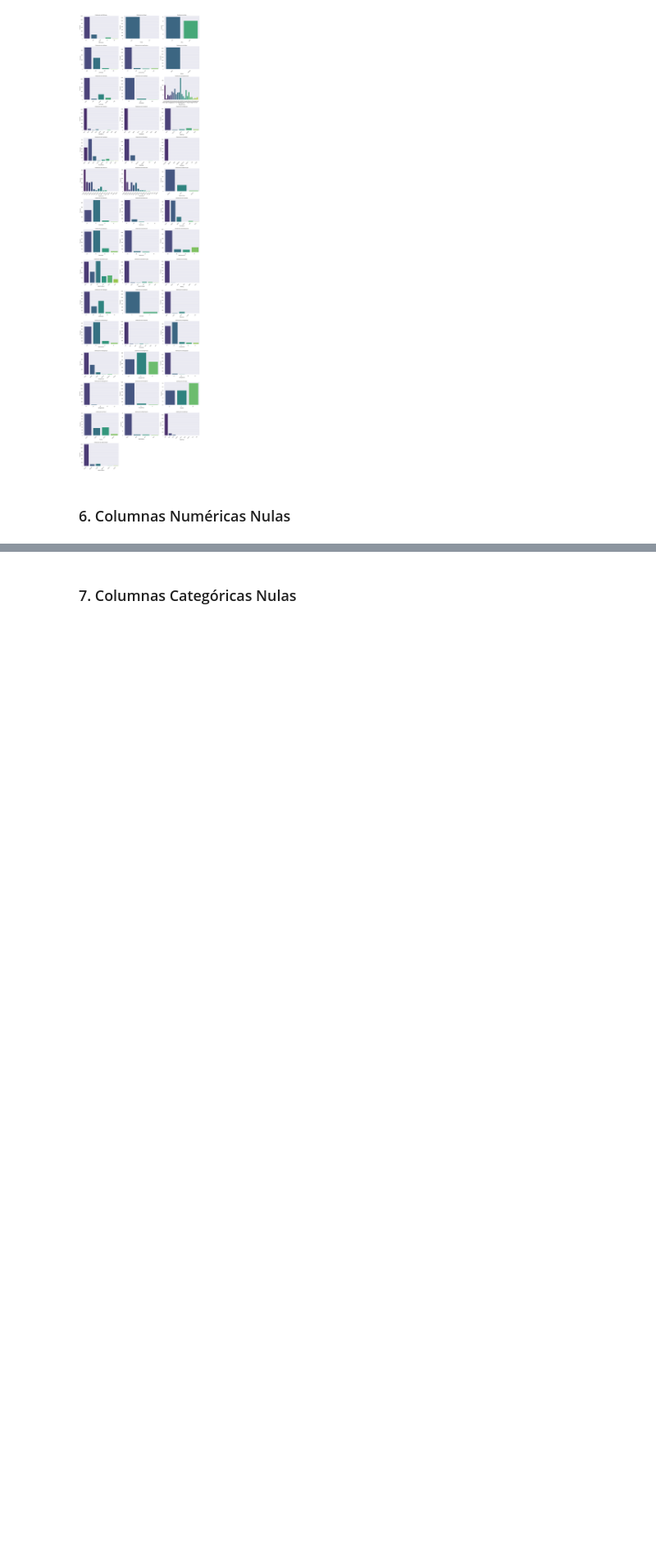
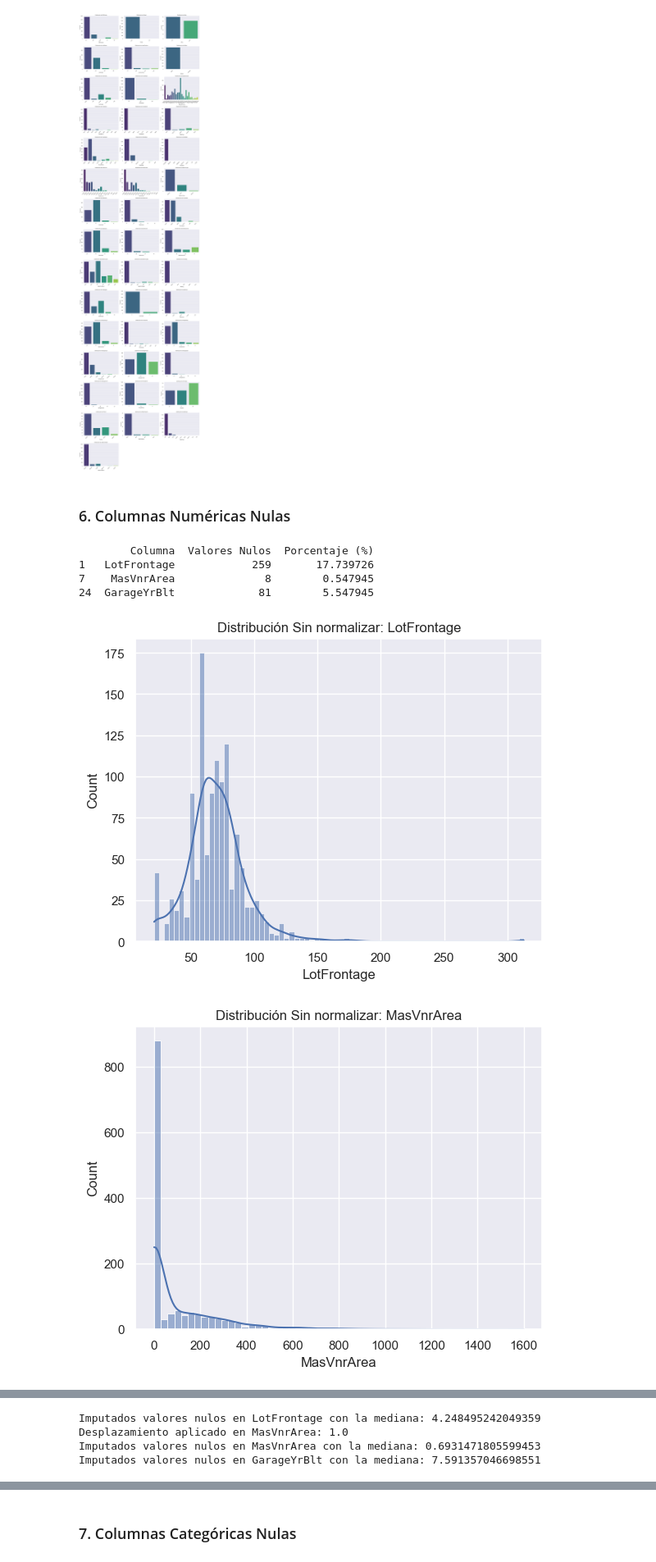
Before and after one commit to marianaph6/usa_housing_analysis, a Jupyter notebook: usa_housing_analysis/usa_housing_analysis.ipynb, the cells around one changed output, grey strips where cells are left out. Shown at 82% size. Drawn from its saved outputs; the diff is of its cells as text; code cells hidden in the pictures; blank space fills up the shorter version.

Commit message:
Imputación de valores numericos nulos

```diff
--- a/usa_housing_analysis/usa_housing_analysis.ipynb
+++ b/usa_housing_analysis/usa_housing_analysis.ipynb
@@ -179,11 +163,72 @@ Passing `palette` without assigning `hue` is deprecated and will be removed in v
 # %% [markdown]
 ### 6. Columnas Numéricas Nulas
 # %%
+# Asegúrate de seleccionar las columnas numéricas correctamente
+num_features = data.select_dtypes(include=["number"])
+
+# Calcular valores nulos y porcentajes
 valores_nulos = num_features.isnull().sum()
 porcentaje_nulos = (valores_nulos / len(data)) * 100
+
+# Crear un DataFrame para los resultados
 resumen_nulos = pd.DataFrame({
-    'Valores Nulos': valores_nulos,
-    'Porcentaje (%)': porcentaje_nulos
+    'Columna': valores_nulos.index,       # Índices como columna
+    'Valores Nulos': valores_nulos.values,
+    'Porcentaje (%)': porcentaje_nulos.values
 })
 
+# Filtrar columnas con valores nulos
 print(resumen_nulos[resumen_nulos['Valores Nulos'] > 0])
+# %% [output]
+        Columna  Valores Nulos  Porcentaje (%)
+1   LotFrontage            259       17.739726
+7    MasVnrArea              8        0.547945
+24  GarageYrBlt             81        5.547945
+# %%
+def normalize_and_impute_selected(data, selected_features):
+    """
+    Normaliza y realiza la imputación de valores nulos únicamente en las variables seleccionadas.
+    - Aplica transformación logarítmica para normalización.
+    - Imputa valores nulos con la mediana.
+    """
+    data = data.copy()
+
+    # Reemplazar valores "NA" con NaN
+    data[selected_features] = data[selected_features].replace("NA", np.nan)
+
+    # Normalización logarítmica e imputación
+    for col in selected_features:
+        # Transformación logarítmica
+        if data[col].min() <= 0:  # Si hay valores <= 0, añadir desplazamiento antes de log
+            shift = abs(data[col].min()) + 1
+            data[col] = data[col] + shift
+            print(f"Desplazamiento aplicado en {col}: {shift}")
+        data[col] = np.log1p(data[col])  # Aplicar log(1 + x)
+
+        # Imputación de valores nulos con la mediana
+        median_value = data[col].median()
+        data[col] = data[col].fillna(median_value)
+        print(f"Imputados valores nulos en {col} con la mediana: {median_value}")
+
+    return data
+
+# Variables seleccionadas
+selected_features = ["LotFrontage", "MasVnrArea", "GarageYrBlt"]
+
+# Visualizar distribuciones después del procesamiento
+for col in selected_features:
+    sns.histplot(data[col], kde=True)
+    plt.title(f"Distribución Sin normalizar: {col}")
+    plt.show()
+
+# Aplicar normalización e imputación solo a las variables seleccionadas
+data_processed = normalize_and_impute_selected(data, selected_features)
+
+# Visualizar distribuciones después del procesamiento
+for col in selected_features:
+    sns.histplot(data_processed[col], kde=True)
+    plt.title(f"Distribución Normalizada e Imputada: {col}")
+    plt.show()
+# %% [output]
+[figure, added]
+[figure, added]
@@ -189,0 +236,4 @@ print(resumen_nulos[resumen_nulos['Valores Nulos'] > 0])
+Imputados valores nulos en LotFrontage con la mediana: 4.248495242049359
+Desplazamiento aplicado en MasVnrArea: 1.0
+Imputados valores nulos en MasVnrArea con la mediana: 0.6931471805599453
+Imputados valores nulos en GarageYrBlt con la mediana: 7.591357046698551
```
Also changed, not shown: parts of 10 cells of this notebook.
